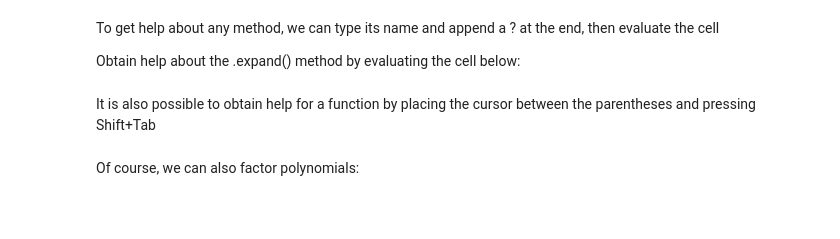
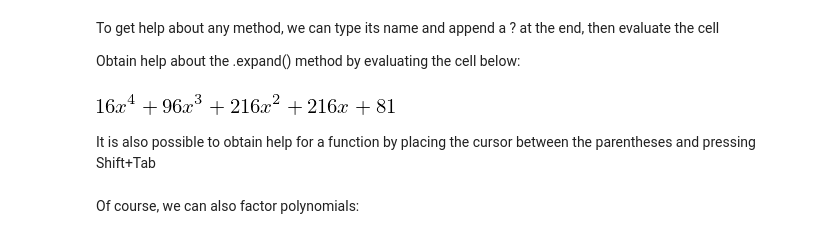
Before and after one commit to alchemyst/Dynamics-and-Control, a Jupyter notebook: 0_Getting_Started/Notebook introduction.ipynb, the cells around one changed output. Drawn from its saved outputs; the diff is of its cells as text; code cells hidden in the pictures; blank space fills up the shorter version.

```diff
--- a/0_Getting_Started/Notebook introduction.ipynb
+++ b/0_Getting_Started/Notebook introduction.ipynb
@@ -66,7 +78,9 @@ To get help about any method, we can type its name and append a ? at the end, th
 
 Obtain help about the .expand() method by evaluating the cell below:
 # %%
-polynomial.expand?
+polynomial.expand()
+# %% [output]
+[figure, added]
 # %% [markdown]
 It is also possible to obtain help for a function by placing the cursor between the parentheses and pressing Shift+Tab
 # %% [markdown]
```
Also changed, not shown: parts of 30 cells of this notebook.
